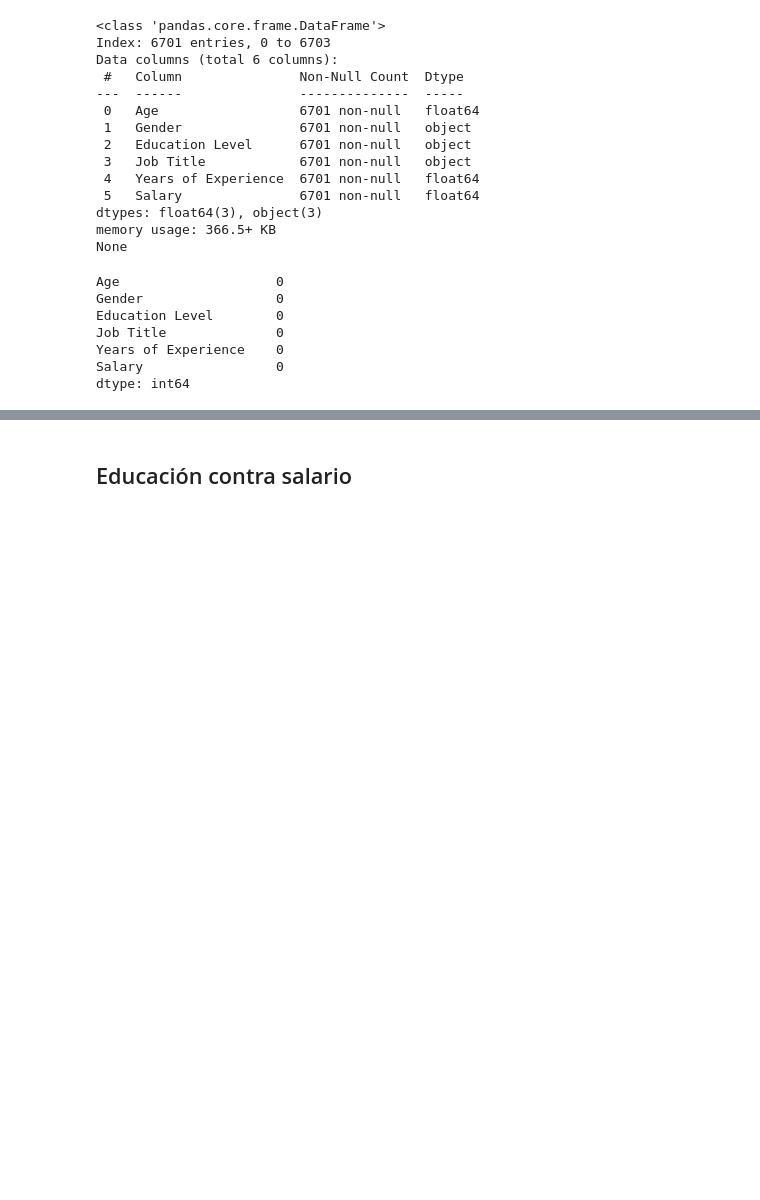
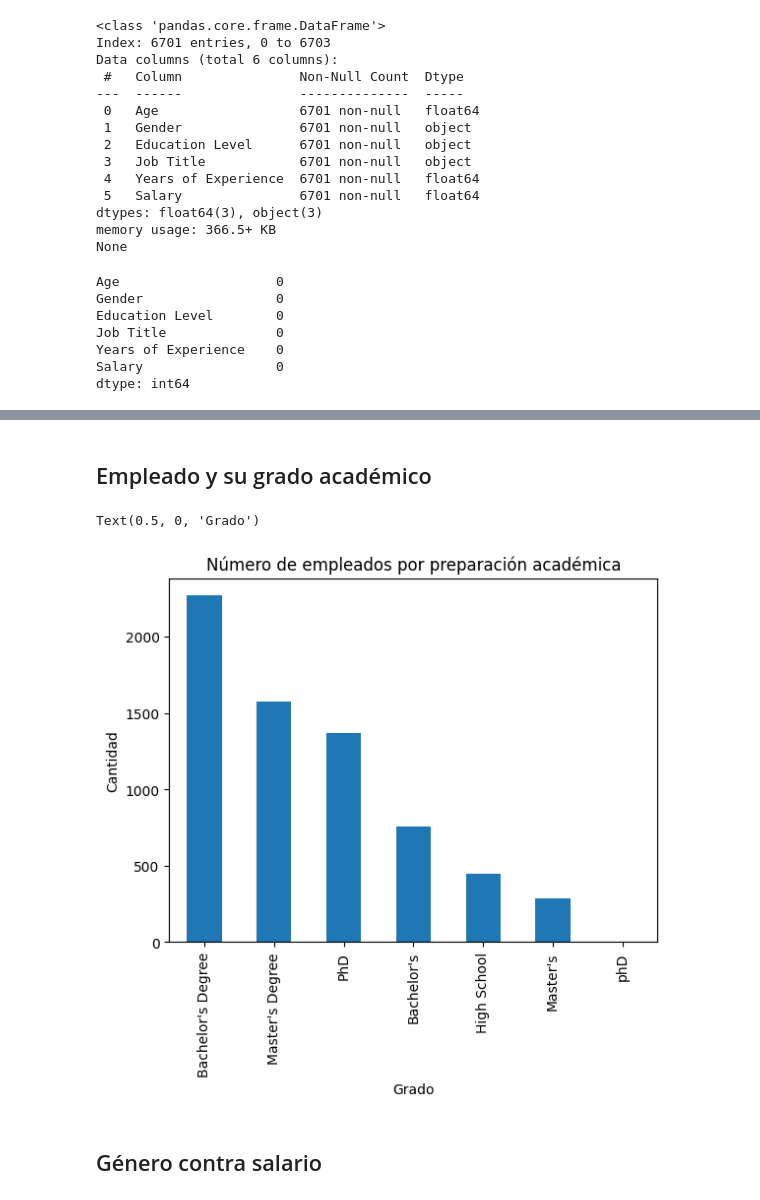
Before and after one commit to JulioRan/Python_Intermedio, a Jupyter notebook: Ejercicios/Ejercicio2.ipynb, the cells around one changed output, grey strips where cells are left out. Cells and saved outputs as stored; diff of their text form; code cells hidden in the pictures; blank space fills up the shorter version.

```diff
--- a/Ejercicios/Ejercicio2.ipynb
+++ b/Ejercicios/Ejercicio2.ipynb
@@ -76,2 +87,13 @@ array(['Male', 'Female', 'Other'], dtype=object)
+# %% [markdown]
+## Empleado y su grado académico
+# %%
+csv['Education Level'].value_counts().plot(kind='bar')
+
+plt.title('Número de empleados por preparación académica')
+plt.ylabel('Cantidad')
+plt.xlabel('Grado')
+# %% [output]
+Text(0.5, 0, 'Grado')
+[figure, added]
 # %% [markdown]
-## Educación contra salario
+## Género contra salario
```
Also changed, not shown: parts of 8 cells of this notebook.
